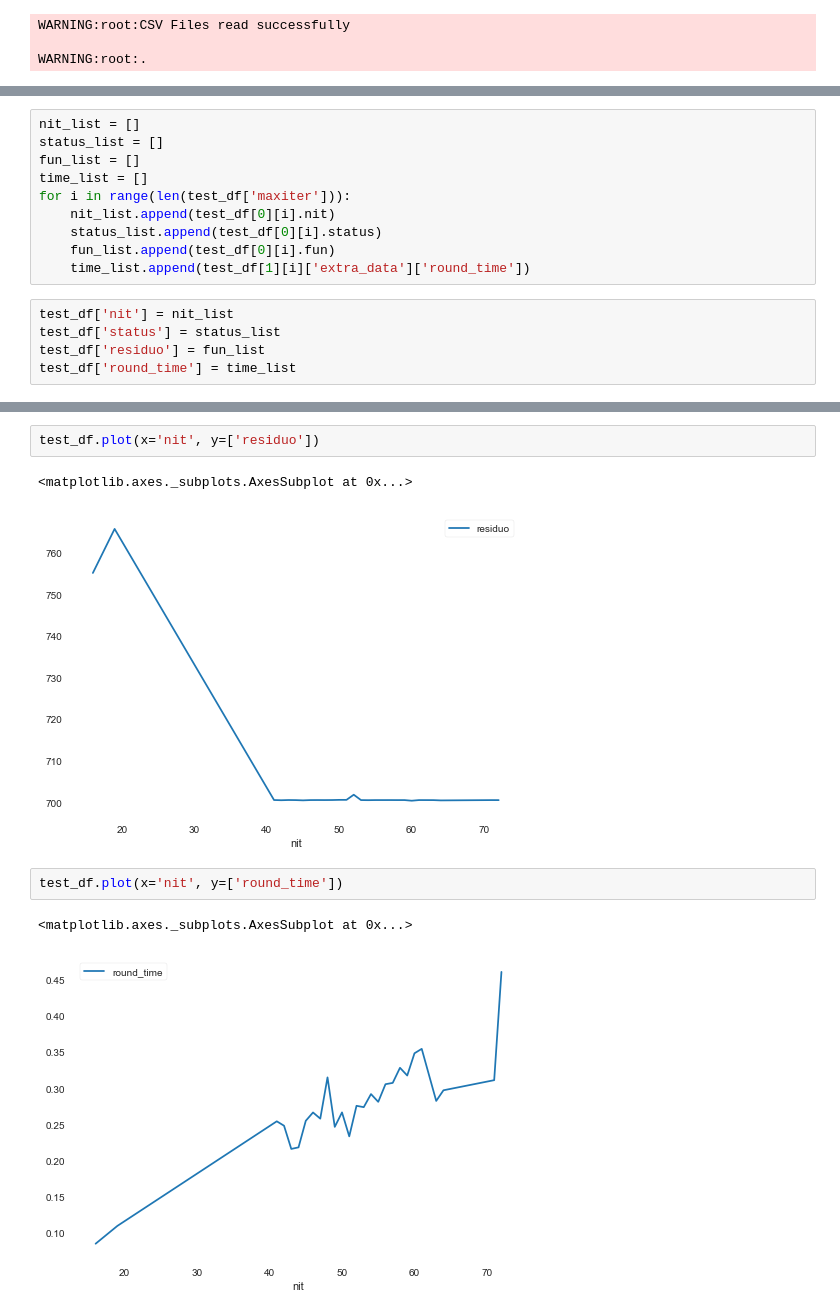
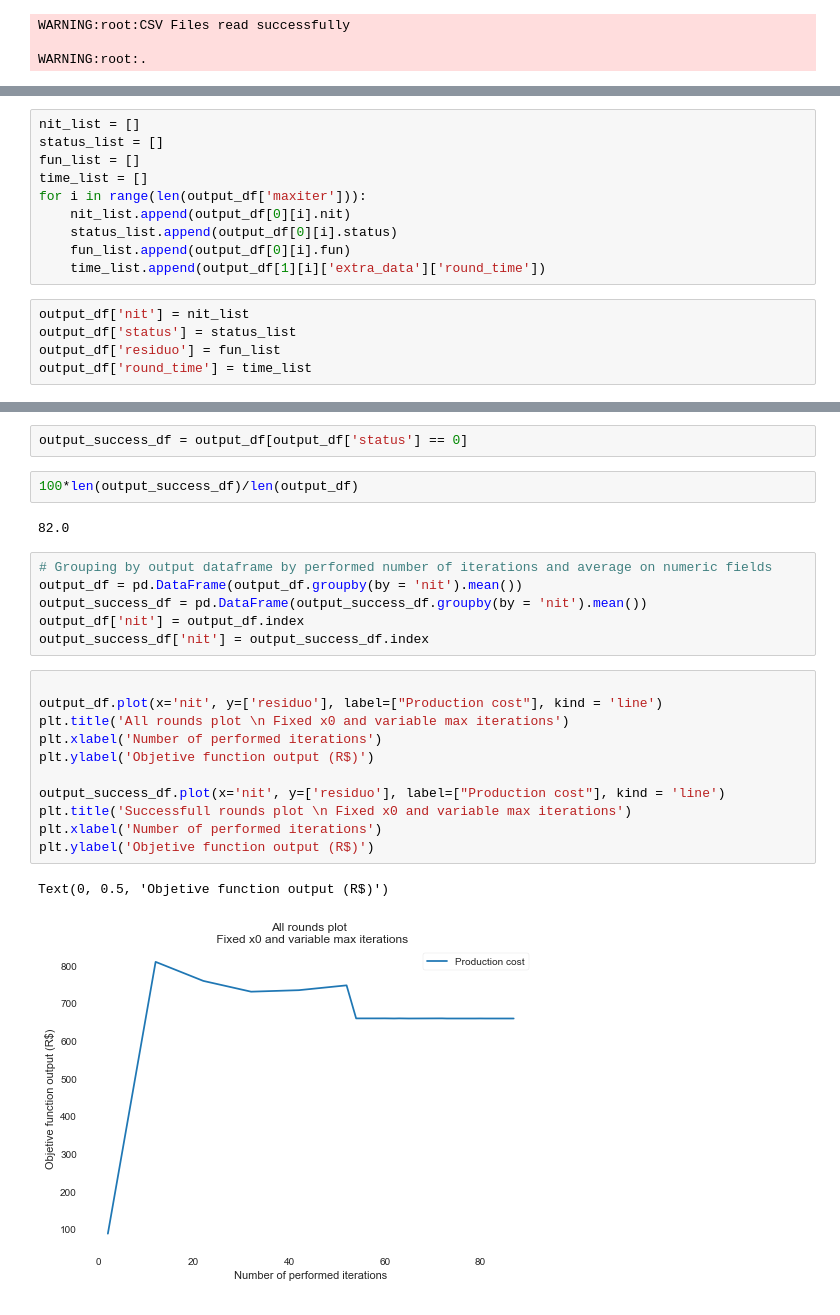
Before and after one commit to Pawlowski123/mecai-coffee-opt-blender, a Jupyter notebook: main.ipynb, the cells around one changed output, grey strips where cells are left out. Drawn from its saved outputs; the diff is of its cells as text.

```diff
--- a/main.ipynb
+++ b/main.ipynb
@@ -94,13 +164,13 @@ nit_list = []
 status_list = []
 fun_list = []
 time_list = []
-for i in range(len(test_df['maxiter'])):
-    nit_list.append(test_df[0][i].nit)
-    status_list.append(test_df[0][i].status)
-    fun_list.append(test_df[0][i].fun)
-    time_list.append(test_df[1][i]['extra_data']['round_time'])
+for i in range(len(output_df['maxiter'])):
+    nit_list.append(output_df[0][i].nit)
+    status_list.append(output_df[0][i].status)
+    fun_list.append(output_df[0][i].fun)
+    time_list.append(output_df[1][i]['extra_data']['round_time'])
 # %%
-test_df['nit'] = nit_list
-test_df['status'] = status_list
-test_df['residuo'] = fun_list
-test_df['round_time'] = time_list
+output_df['nit'] = nit_list
+output_df['status'] = status_list
+output_df['residuo'] = fun_list
+output_df['round_time'] = time_list
@@ -114,10 +177,26 @@ test_df['nit'] = test_df.index
-# %%
-test_df.plot(x='nit', y=['residuo'])
-# %% [output]
-<matplotlib.axes._subplots.AxesSubplot at 0x...>
-[figure, removed]
-# %%
-test_df.plot(x='nit', y=['round_time'])
-# %% [output]
-<matplotlib.axes._subplots.AxesSubplot at 0x...>
-[figure, removed]
+# %%
+output_success_df = output_df[output_df['status'] == 0]
+# %%
+100*len(output_success_df)/len(output_df)
+# %% [output]
+82.0
+# %%
+# Grouping by output dataframe by performed number of iterations and average on numeric fields
+output_df = pd.DataFrame(output_df.groupby(by = 'nit').mean())
+output_success_df = pd.DataFrame(output_success_df.groupby(by = 'nit').mean())
+output_df['nit'] = output_df.index
+output_success_df['nit'] = output_success_df.index
+# %%
+
+output_df.plot(x='nit', y=['residuo'], label=["Production cost"], kind = 'line')
+plt.title('All rounds plot \n Fixed x0 and variable max iterations')
+plt.xlabel('Number of performed iterations')
+plt.ylabel('Objetive function output (R$)')
+
+output_success_df.plot(x='nit', y=['residuo'], label=["Production cost"], kind = 'line')
+plt.title('Successfull rounds plot \n Fixed x0 and variable max iterations')
+plt.xlabel('Number of performed iterations')
+plt.ylabel('Objetive function output (R$)')
+# %% [output]
+Text(0, 0.5, 'Objetive function output (R$)')
+[figure, added]
```
Also changed, not shown: parts of 23 cells of this notebook, 8 other files.
